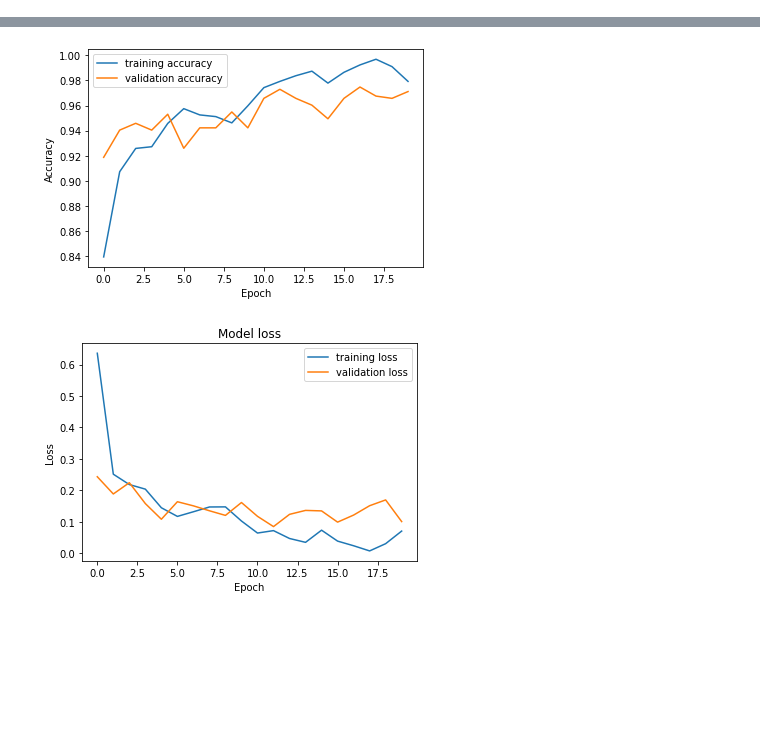
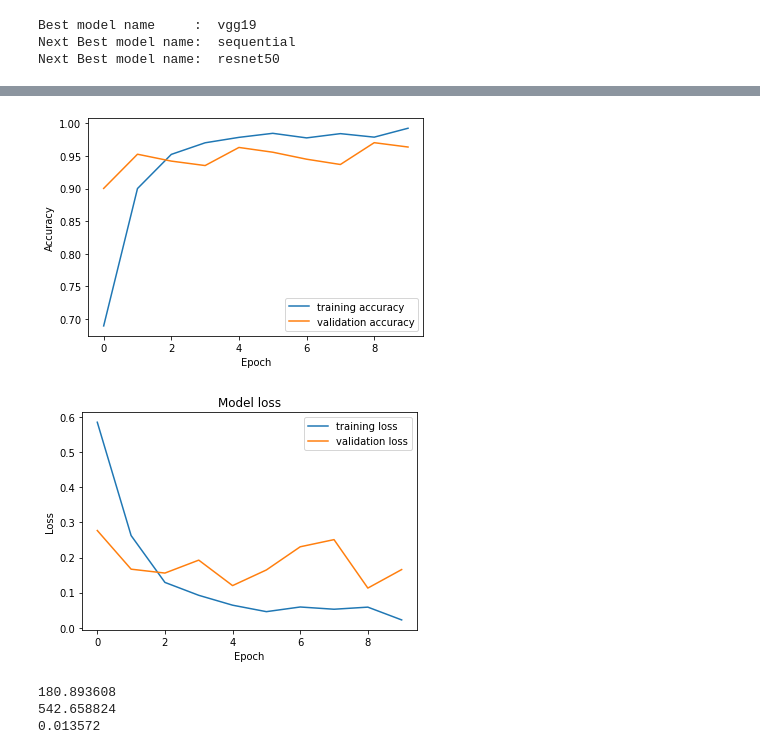
Before and after one commit to pdhimate/machinelearning, a Jupyter notebook: face_mask/facemask.ipynb, the cells around one changed output, grey strips where cells are left out. Saved outputs shown, nothing was run; the diff lists cells and outputs as text; code cells hidden in the pictures; blank space fills up the shorter version.

Commit message:
Trained VGG model and saved h5 file.

```diff
--- a/face_mask/facemask.ipynb
+++ b/face_mask/facemask.ipynb
@@ -155,7 +313,15 @@ Epoch 20/20
+# %%
+print("Best model name     : ", results_df.iloc[0][0].name)
+print("Next Best model name: ", results_df.iloc[1][0].name)
+print("Next Best model name: ", results_df.iloc[2][0].name)
+# %% [output]
+Best model name     :  vgg19
+Next Best model name:  sequential
+Next Best model name:  resnet50
 # %%
-# Evaluate against unseen data
-print(model.evaluate(test_x, test_y, verbose=1))
-
 # plot performance
-plot_accuracy_loss(hist.history['accuracy'], hist.history['val_accuracy'], hist.history['loss'], hist.history['val_loss'])
+plot_accuracy_loss(best_accuracy_result.history['accuracy'],
+                   best_accuracy_result.history['val_accuracy'],
+                   best_accuracy_result.history['loss'],
+                   best_accuracy_result.history['val_loss'])
 # %% [output]
@@ -164,2 +328,2 @@ plot_accuracy_loss(hist.history['accuracy'], hist.history['val_accuracy'], hist.
-[figure, old version]
+[figure, new version]
-[figure, old version]
+[figure, new version]
@@ -167,0 +340,9 @@ model.save("model.h5")
+# %%
+# Size in MB
+print(os.path.getsize("/content/model_weights.h5")/1000000)
+print(os.path.getsize("/content/model.h5")/1000000)
+print(os.path.getsize("/content/model.json")/1000000)
+# %% [output]
+180.893608
+542.658824
+0.013572
```
Also changed, not shown: parts of 16 cells of this notebook, 1 other file.
